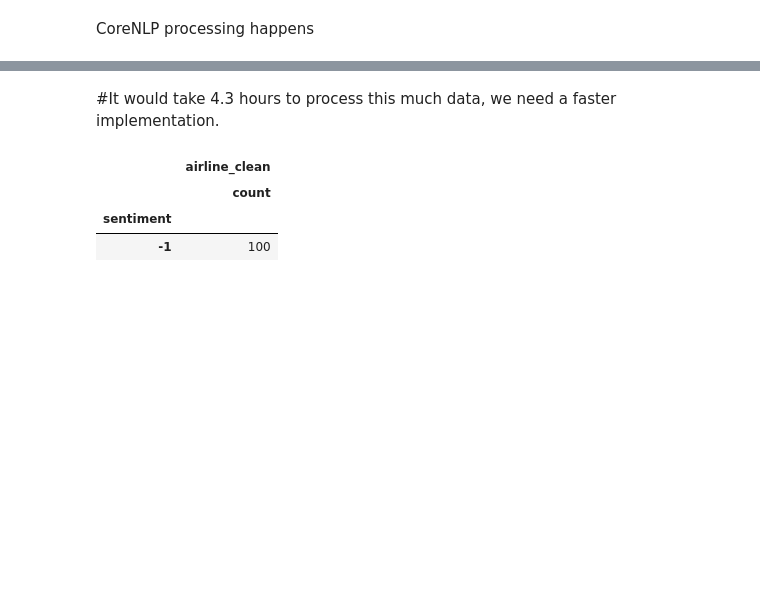
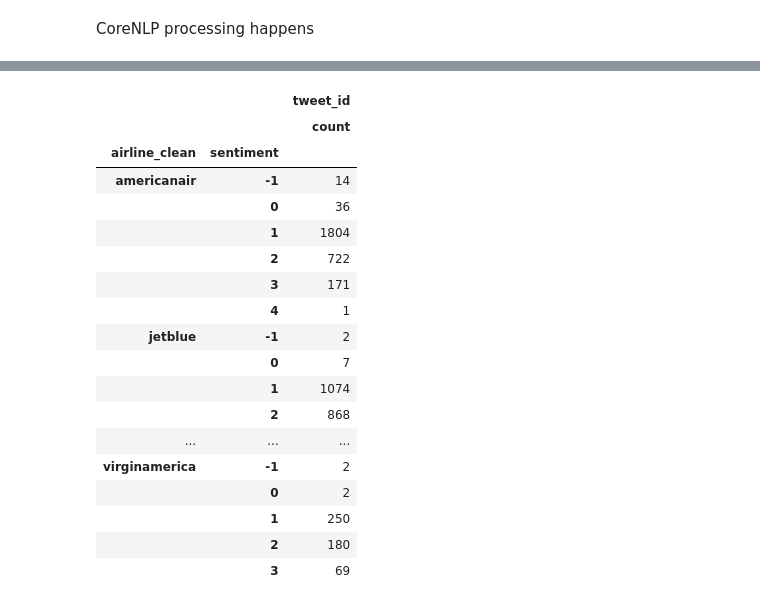
Before and after one commit to l1x/nlp, a Jupyter notebook: nlp.ipynb, the cells around one changed output, grey strips where cells are left out. Cells and saved outputs as stored; diff of their text form; code cells hidden in the pictures; blank space fills up the shorter version.

Commit message:
Working sentiment data

```diff
--- a/nlp.ipynb
+++ b/nlp.ipynb
@@ -510,10 +492,22 @@ Done. Classifying 100 elements took 1.24274206161 seconds.
-# %% [markdown]
-#It would take 4.3 hours to process this much data, we need a faster implementation.
 # %%
-df2.sample()
-df2[['sentiment', 'airline_clean']].groupby(['sentiment']).agg(['count'])
+df2[['tweet_id','airline_clean','sentiment']].groupby(['airline_clean','sentiment']).agg(['count'])
 # %% [output]
-|  | airline_clean |
-|  | count |
-| sentiment |  |
-| -1 | 100 |
+|  |  | tweet_id |
+|  |  | count |
+| airline_clean | sentiment |  |
+| americanair | -1 | 14 |
+|  | 0 | 36 |
+|  | 1 | 1804 |
+|  | 2 | 722 |
+|  | 3 | 171 |
+|  | 4 | 1 |
+| jetblue | -1 | 2 |
+|  | 0 | 7 |
+|  | 1 | 1074 |
+|  | 2 | 868 |
+| ... | ... | ... |
+| virginamerica | -1 | 2 |
+|  | 0 | 2 |
+|  | 1 | 250 |
+|  | 2 | 180 |
+|  | 3 | 69 |
```
Also changed, not shown: parts of 37 cells of this notebook, 2 other files.
